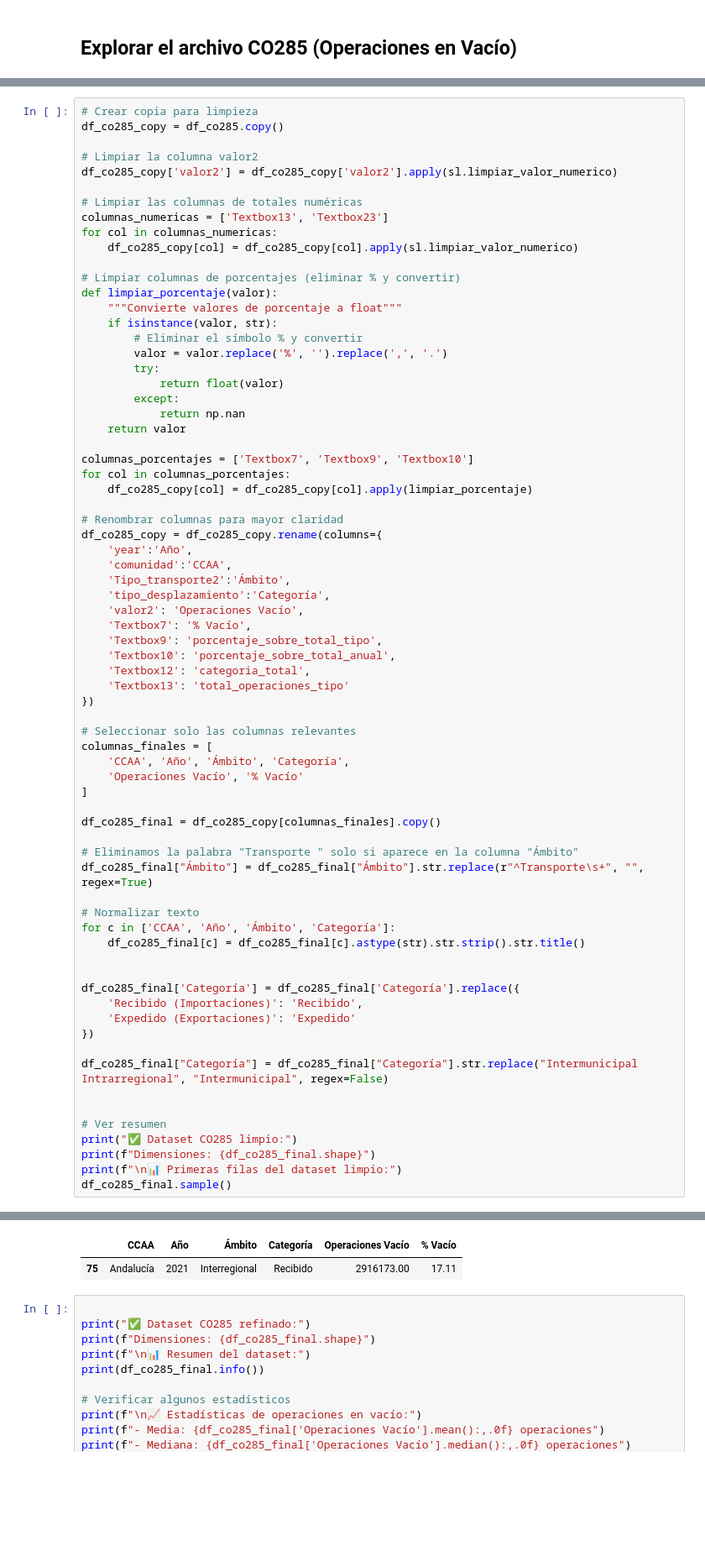
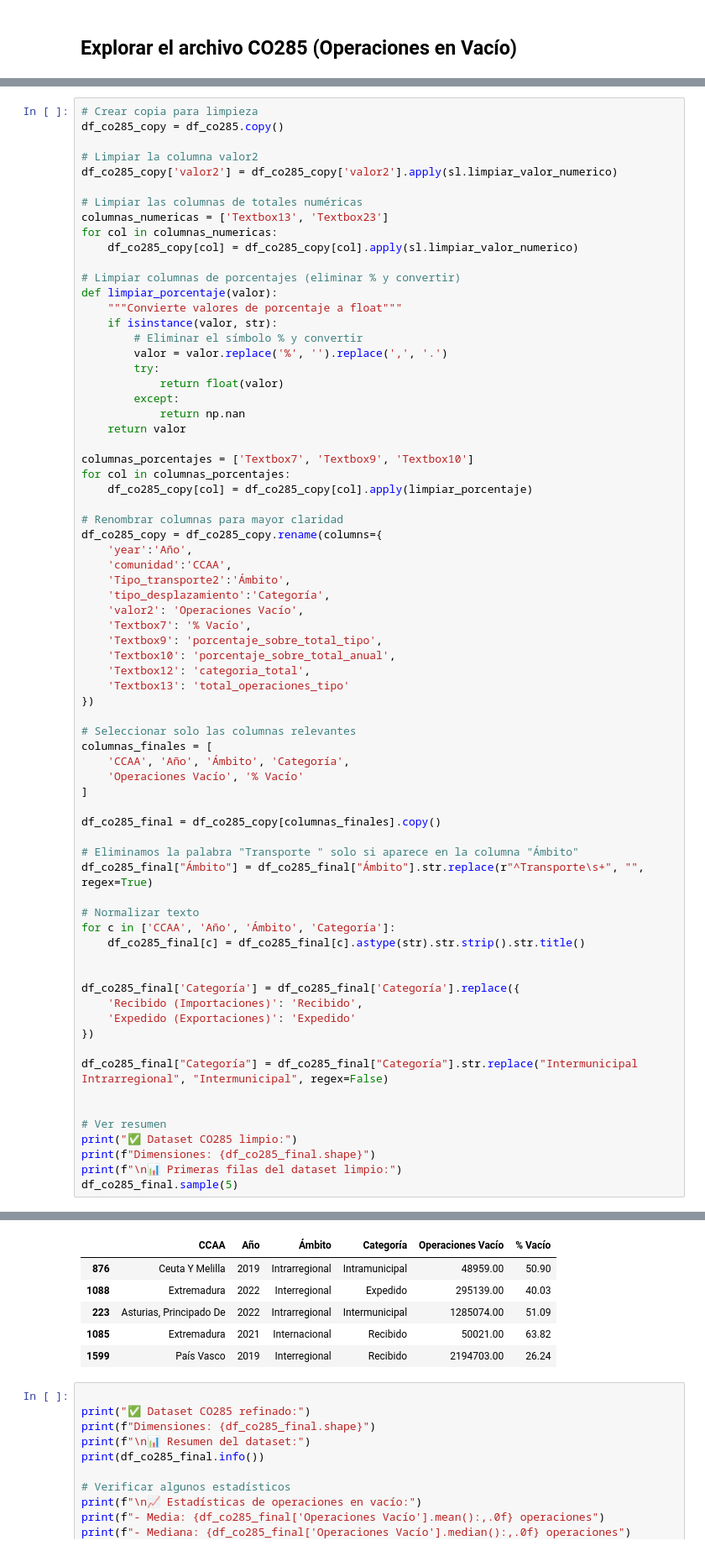
Before and after one commit to esanchezlaulhe1312/transporte_mercancias_carretera, a Jupyter notebook: notebooks/02_limpieza_parte_I.ipynb, the cells around one changed output, grey strips where cells are left out. Shown at 84% size. Cells and saved outputs as stored; diff of their text form; blank space fills up the shorter version.

```diff
--- a/notebooks/02_limpieza_parte_I.ipynb
+++ b/notebooks/02_limpieza_parte_I.ipynb
@@ -343,35 +343,39 @@ columnas_finales = [
 ]
 
 df_co285_final = df_co285_copy[columnas_finales].copy()
 
 # Eliminamos la palabra "Transporte " solo si aparece en la columna "Ámbito"
 df_co285_final["Ámbito"] = df_co285_final["Ámbito"].str.replace(r"^Transporte\s+", "", regex=True)
 
 # Normalizar texto
 for c in ['CCAA', 'Año', 'Ámbito', 'Categoría']:
     df_co285_final[c] = df_co285_final[c].astype(str).str.strip().str.title()
 
 
 df_co285_final['Categoría'] = df_co285_final['Categoría'].replace({
     'Recibido (Importaciones)': 'Recibido',
     'Expedido (Exportaciones)': 'Expedido'
 })
 
 df_co285_final["Categoría"] = df_co285_final["Categoría"].str.replace("Intermunicipal Intrarregional", "Intermunicipal", regex=False)
 
 
 # Ver resumen
 print("✅ Dataset CO285 limpio:")
 print(f"Dimensiones: {df_co285_final.shape}")
 print(f"\n📊 Primeras filas del dataset limpio:")
-df_co285_final.sample()
+df_co285_final.sample(5)
 # %% [output]
 ✅ Dataset CO285 limpio:
 Dimensiones: (1728, 6)
 
 📊 Primeras filas del dataset limpio:
 |  | CCAA | Año | Ámbito | Categoría | Operaciones Vacío | % Vacío |
-| 75 | Andalucía | 2021 | Interregional | Recibido | 2916173.00 | 17.11 |
+| 876 | Ceuta Y Melilla | 2019 | Intrarregional | Intramunicipal | 48959.00 | 50.90 |
+| 1088 | Extremadura | 2022 | Interregional | Expedido | 295139.00 | 40.03 |
+| 223 | Asturias, Principado De | 2022 | Intrarregional | Intermunicipal | 1285074.00 | 51.09 |
+| 1085 | Extremadura | 2021 | Internacional | Recibido | 50021.00 | 63.82 |
+| 1599 | País Vasco | 2019 | Interregional | Recibido | 2194703.00 | 26.24 |
 # %%
 
 print("✅ Dataset CO285 refinado:")
```
Also changed, not shown: parts of 3 cells of this notebook, 2 other files.
